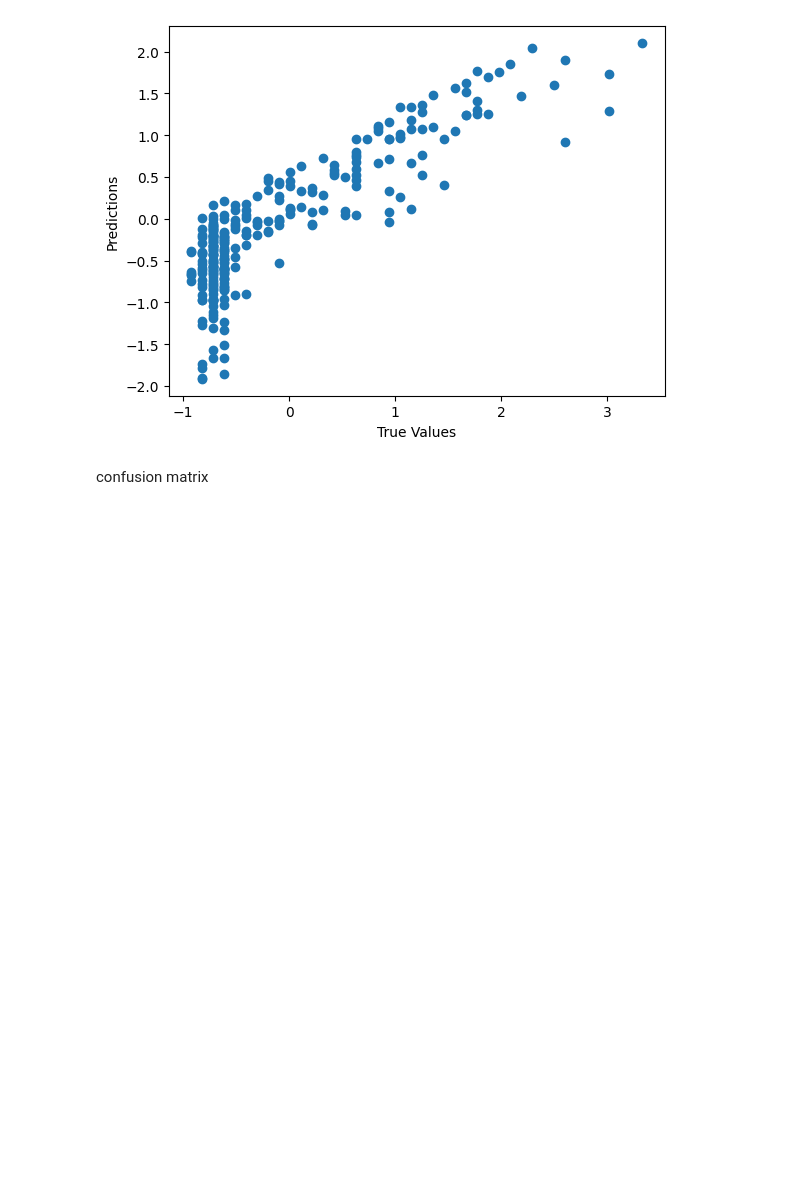
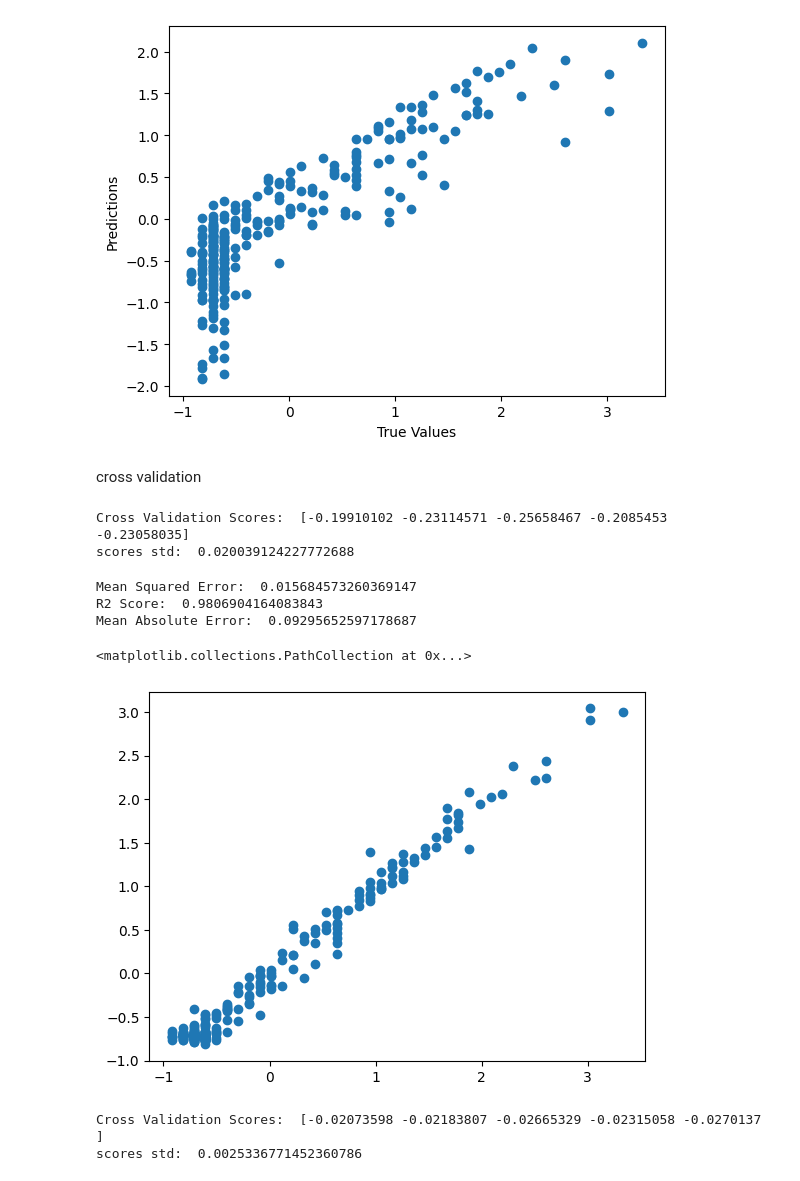
Before and after one commit to ArthurKagwa/first_model_predict_grades, a Jupyter notebook: predict.ipynb, the cells around one changed output. Saved outputs shown, nothing was run; the diff lists cells and outputs as text; code cells hidden in the pictures; blank space fills up the shorter version.

Commit message:
learnt: cross validation

```diff
--- a/predict.ipynb
+++ b/predict.ipynb
@@ -104,4 +104,47 @@ plt.ylabel('Predictions')
 Text(0, 0.5, 'Predictions')
 [figure]
 # %% [markdown]
-confusion matrix
+cross validation
+# %%
+from sklearn.model_selection import  cross_val_score
+scores = cross_val_score(model, X_train, y_train, cv=5, scoring='neg_mean_squared_error')
+print("Cross Validation Scores: ",scores)
+print("scores std: ",scores.std())
+# %% [output]
+Cross Validation Scores:  [-0.19910102 -0.23114571 -0.25658467 -0.2085453  -0.23058035]
+scores std:  0.020039124227772688
+# %%
+from sklearn.ensemble import RandomForestRegressor
+
+# Initialize the Random Forest model
+rf_model = RandomForestRegressor(n_estimators=100, random_state=42)
+
+# Fit the model to the training data
+rf_model.fit(X_train, y_train)
+
+# Make predictions on the test data
+rf_pred = rf_model.predict(X_test)
+
+# Calculate the mean squared error of the Random Forest model
+rf_mse = mean_squared_error(y_test, rf_pred)
+rf_r2 = r2_score(y_test, rf_pred)
+rf_mae = mean_absolute_error(y_test, rf_pred)
+print("Mean Squared Error: ",rf_mse)
+print("R2 Score: ",rf_r2)
+print("Mean Absolute Error: ",rf_mae)
+# %% [output]
+Mean Squared Error:  0.015684573260369147
+R2 Score:  0.9806904164083843
+Mean Absolute Error:  0.09295652597178687
+# %%
+plt.scatter(y_test,rf_pred)
+# %% [output]
+<matplotlib.collections.PathCollection at 0x...>
+[figure, added]
+# %%
+rf_scores = cross_val_score(rf_model, X_train, y_train, cv=5, scoring='neg_mean_squared_error')
+print("Cross Validation Scores: ",rf_scores)
+print("scores std: ",rf_scores.std())
+# %% [output]
+Cross Validation Scores:  [-0.02073598 -0.02183807 -0.02665329 -0.02315058 -0.0270137 ]
+scores std:  0.0025336771452360786
```
Also changed, not shown: parts of 1 cell of this notebook.
